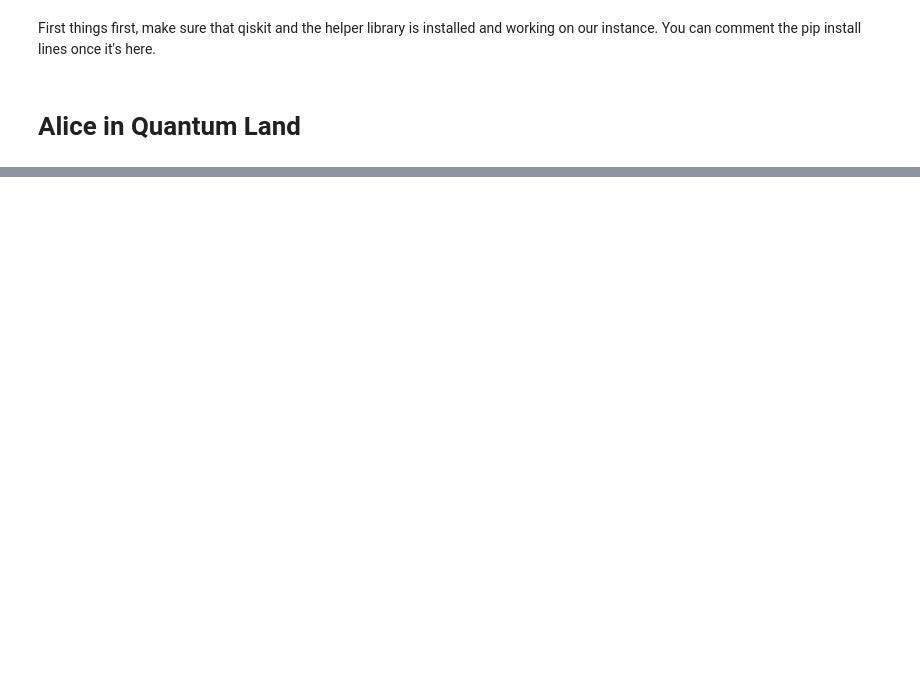
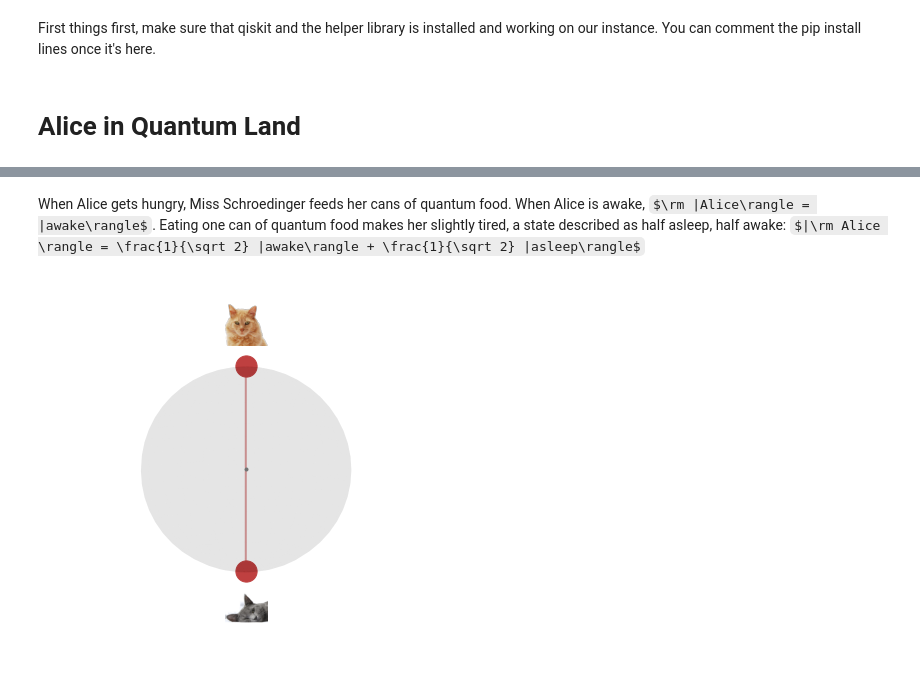
Before and after one commit to BII-wushuang/Sciathon2020, a Jupyter notebook: MiniQ.ipynb, the cells around one changed output, grey strips where cells are left out. Drawn from its saved outputs; the diff is of its cells as text; code cells hidden in the pictures; some formulas as TeX source; blank space fills up the shorter version.

```diff
--- a/MiniQ.ipynb
+++ b/MiniQ.ipynb
@@ -35,0 +122,12 @@ Now, let's play around in the quantum world to see what happens when we run thro
+# %% [markdown]
+When Alice gets hungry, Miss Schroedinger feeds her cans of quantum food. When Alice is awake,
+$\rm |Alice\rangle = |awake\rangle$.
+Eating one can of quantum food makes her slightly tired, a state described as half asleep, half awake:
+$|\rm Alice \rangle = \frac{1}{\sqrt 2} |awake\rangle + \frac{1}{\sqrt 2} |asleep\rangle$
+# %%
+alice = QuantumCat()
+alice.feed_quantum_cookie()
+state = statevec(alice)
+plot_state_qsphere(state.data, show_state_cats=True, add_color_wheel=False)
+# %% [output]
+[figure, added]
```
Also changed, not shown: parts of 34 cells of this notebook.
